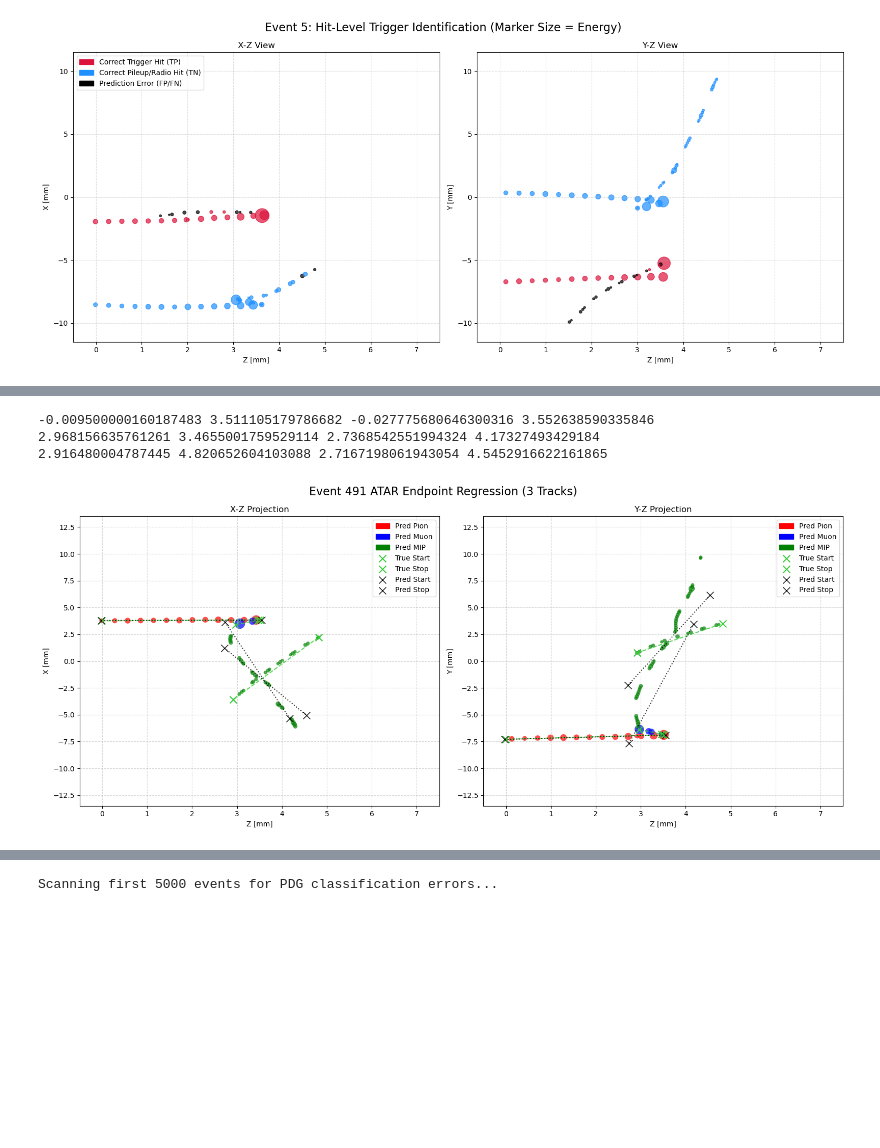
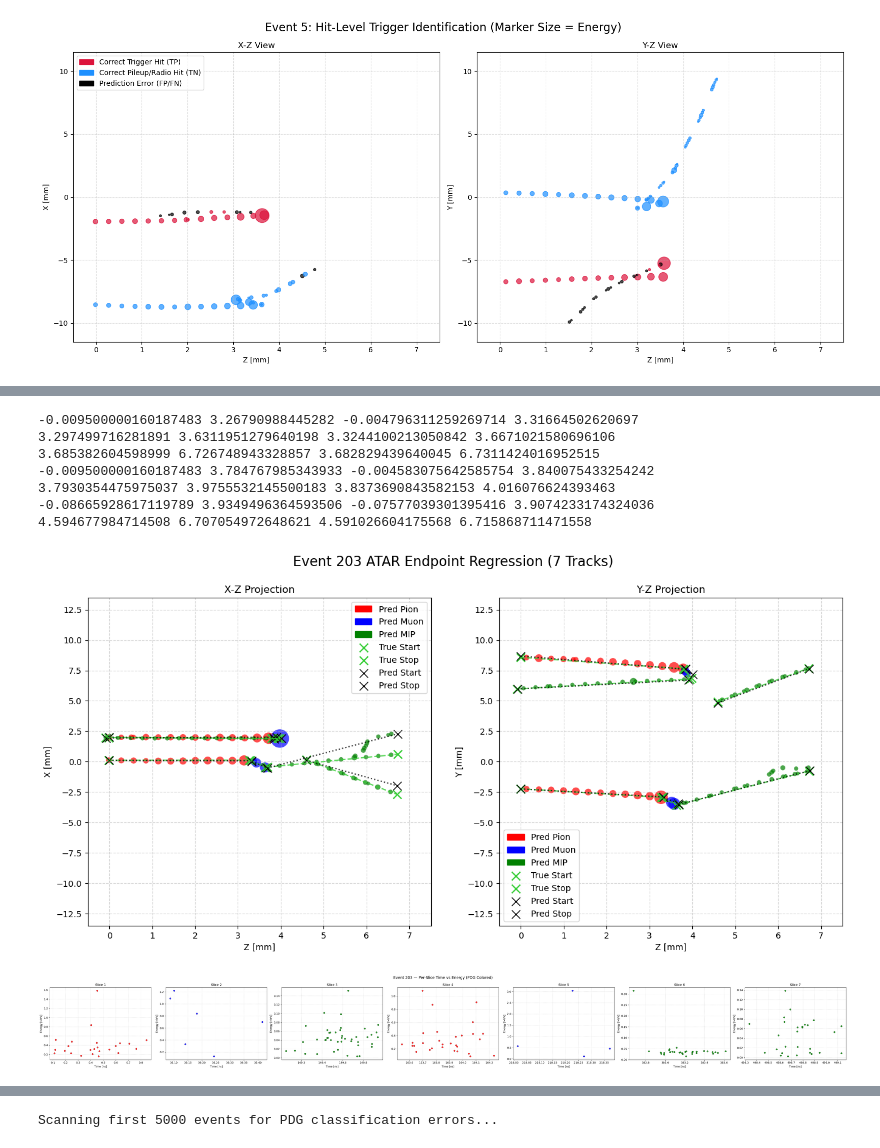
Before and after one commit to omarbeesley/pioneerML, a Jupyter notebook: unified_reco/train_pipeline.ipynb, the cells around one changed output, grey strips where cells are left out. Drawn from its saved outputs; the diff is of its cells as text; code cells hidden in the pictures; blank space fills up the shorter version.

```diff
--- a/unified_reco/train_pipeline.ipynb
+++ b/unified_reco/train_pipeline.ipynb
@@ -688,6 +748,7 @@ Dropped 550 events exceeding 210 hits or containing 0 hits. Active dataset size:
 # %%
 # 2. Build Model
-model = PURITYModel().to(device)
+#model = PURITYModel().to(device)
+model = PURITYHybridModel().to(device)
 # %%
 # 3. Build Loss
 criterion = PURITYLoss(config=task_weights)
@@ -766,0 +873,5 @@ Compile with `TORCH_USE_CUDA_DSA` to enable device-side assertions.
+# %%
+# Quick test — monkey-patch the forward to bypass transformer
+with torch.no_grad():
+    # Set transformer dim weights to zero, keep only physics weights
+    model.event_head.weight.data[0, :32] = 0.0
@@ -766,0 +1459,9 @@ Compile with `TORCH_USE_CUDA_DSA` to enable device-side assertions.
+# %%
+g = 3
+lyso_g = batch.x[(batch.batch==g) & is_lyso]   # [n, 10]
+t_ns   = lyso_g[:, 4] * 500
+slice_id = lyso_g[:, 8].long()
+E = lyso_g[:, 3]
+w = out['lyso_soft_assignments']  # flat [N_lyso, K]
+# figure out which rows of w correspond to this graph's LYSO hits (order matches batch[is_lyso])
+# then: w_k1 per hit, print t_ns/slice_id/E/w sorted by w desc
@@ -1497,6 +4447,30 @@ def plot_endpoints_debug(dataset_obj, model_obj, event_idx=0):
     ax2.legend(handles=handles + ax2.get_legend_handles_labels()[0][1:])
     ax2.set_title("Y-Z Projection")
 
+    atar_t = np.array(row['atar_t'])
+    atar_slice_ids = np.array(row['atar_slice']) if 'atar_slice' in row else np.zeros_like(atar_t)
+    unique_slices = np.unique(atar_slice_ids)
+
+    fig2, axes2 = plt.subplots(1, len(unique_slices), figsize=(6 * len(unique_slices), 5))
+    if len(unique_slices) == 1:
+        axes2 = [axes2]
+
+    for i, sid in enumerate(unique_slices):
+        ax = axes2[i]
+        mask = (atar_slice_ids == sid)
+
+        # Map predicted PDG colors to these hits
+        slice_colors = [hit_colors[j] for j, m in enumerate(mask) if m]
+
+        ax.scatter(atar_t[mask], atar_E[mask], c=slice_colors, s=40, alpha=0.8, edgecolors='k', linewidths=0.3)
+        ax.set_xlabel('Time [ns]')
+        ax.set_ylabel('Energy [MeV]')
+        ax.set_title(f'Slice {int(sid)}')
+        ax.grid(True, linestyle='--', alpha=0.4)
+
+    fig2.suptitle(f'Event {event_idx} — Per-Slice Time vs Energy (PDG Colored)', fontsize=14)
+
+
     plt.tight_layout()
     plt.show()
 # %%
@@ -1592,8 +4643,13 @@ def plot_trigger_debug(dataset_obj, model_obj, event_idx=0):
 # %%
-plot_endpoints_debug(dataset, model, event_idx=491)
+plot_endpoints_debug(dataset, model, event_idx=203)
 # %% [output]
--0.009500000160187483 3.511105179786682 -0.027775680646300316 3.552638590335846
-2.968156635761261 3.4655001759529114 2.7368542551994324 4.17327493429184
-2.916480004787445 4.820652604103088 2.7167198061943054 4.5452916622161865
+-0.009500000160187483 3.26790988445282 -0.004796311259269714 3.31664502620697
+3.297499716281891 3.6311951279640198 3.3244100213050842 3.6671021580696106
+3.685382604598999 6.726748943328857 3.682829439640045 6.7311424016952515
+-0.009500000160187483 3.784767985343933 -0.004583075642585754 3.840075433254242
+3.7930354475975037 3.9755532145500183 3.8373690843582153 4.016076624393463
+-0.08665928617119789 3.9349496364593506 -0.07577039301395416 3.9074233174324036
+4.594677984714508 6.707054972648621 4.591026604175568 6.715868711471558
-[figure, old version]
+[figure, new version]
+[figure, added]
 # %%
```
Also changed, not shown: parts of 57 cells of this notebook, 10 other files.
